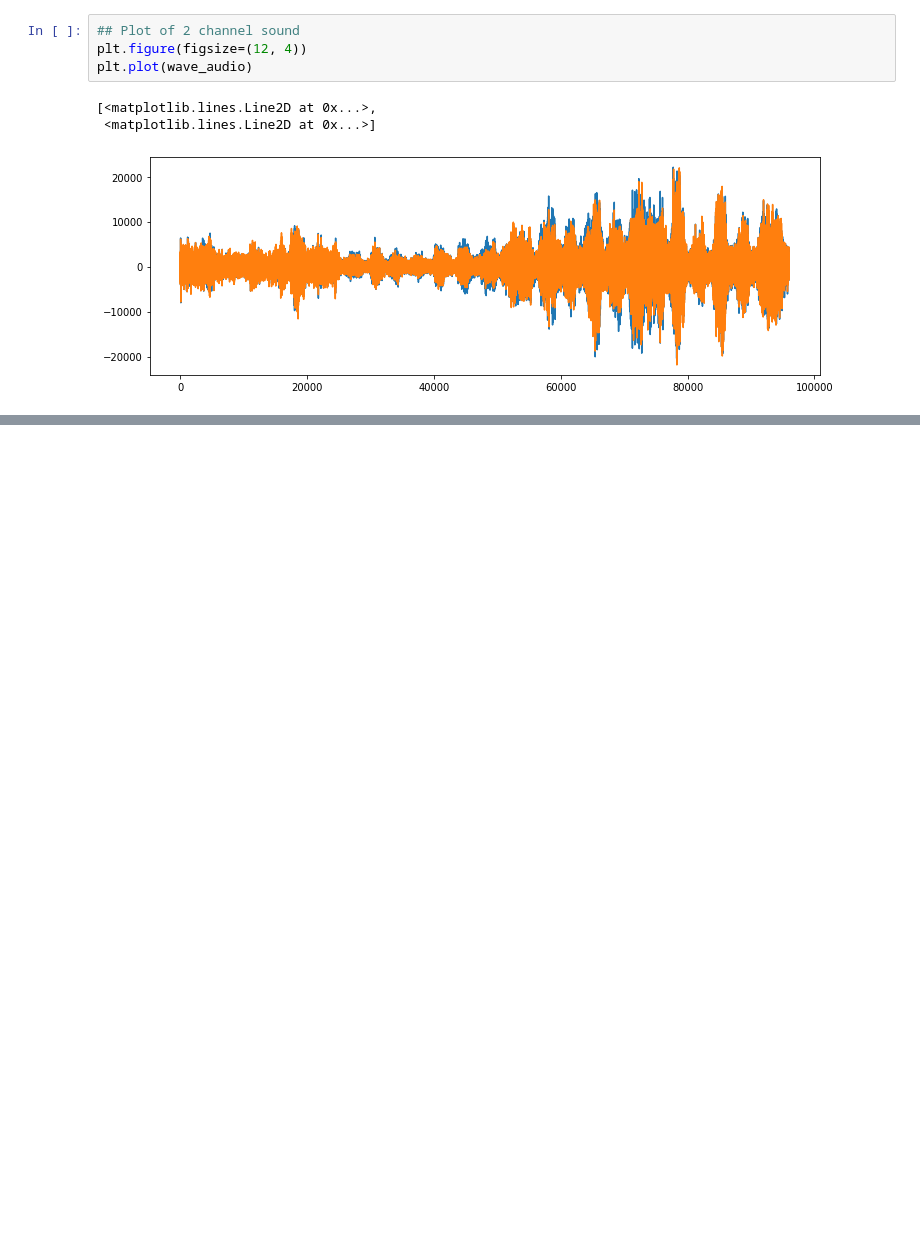
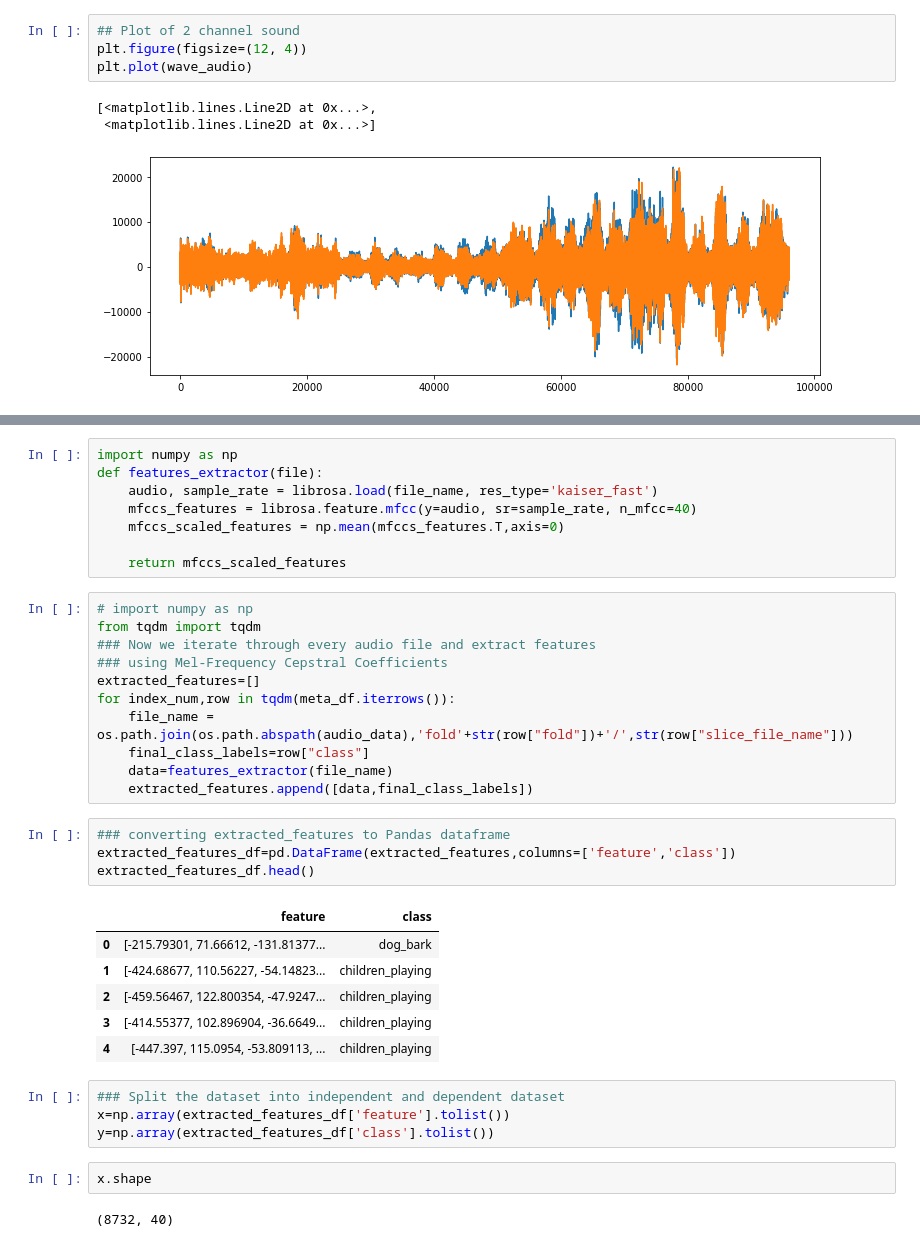
Before and after one commit to dkant000/ML_PROJECT, a Jupyter notebook: urbansound.ipynb, the cells around one changed output, grey strips where cells are left out. Drawn from its saved outputs; the diff is of its cells as text; blank space fills up the shorter version.

```diff
--- a/urbansound.ipynb
+++ b/urbansound.ipynb
@@ -151,0 +203,38 @@ plt.plot(wave_audio)
+# %%
+import numpy as np
+def features_extractor(file):
+    audio, sample_rate = librosa.load(file_name, res_type='kaiser_fast')
+    mfccs_features = librosa.feature.mfcc(y=audio, sr=sample_rate, n_mfcc=40)
+    mfccs_scaled_features = np.mean(mfccs_features.T,axis=0)
+
+    return mfccs_scaled_features
+# %%
+# import numpy as np
+from tqdm import tqdm
+### Now we iterate through every audio file and extract features
+### using Mel-Frequency Cepstral Coefficients
+extracted_features=[]
+for index_num,row in tqdm(meta_df.iterrows()):
+    file_name = os.path.join(os.path.abspath(audio_data),'fold'+str(row["fold"])+'/',str(row["slice_file_name"]))
+    final_class_labels=row["class"]
+    data=features_extractor(file_name)
+    extracted_features.append([data,final_class_labels])
+# %%
+### converting extracted_features to Pandas dataframe
+extracted_features_df=pd.DataFrame(extracted_features,columns=['feature','class'])
+extracted_features_df.head()
+# %% [output]
+|  | feature | class |
+| 0 | [-215.79301, 71.66612, -131.81377... | dog_bark |
+| 1 | [-424.68677, 110.56227, -54.14823... | children_playing |
+| 2 | [-459.56467, 122.800354, -47.9247... | children_playing |
+| 3 | [-414.55377, 102.896904, -36.6649... | children_playing |
+| 4 | [-447.397, 115.0954, -53.809113, ... | children_playing |
+# %%
+### Split the dataset into independent and dependent dataset
+x=np.array(extracted_features_df['feature'].tolist())
+y=np.array(extracted_features_df['class'].tolist())
+# %%
+x.shape
+# %% [output]
+(8732, 40)
```
Also changed, not shown: parts of 24 cells of this notebook.
